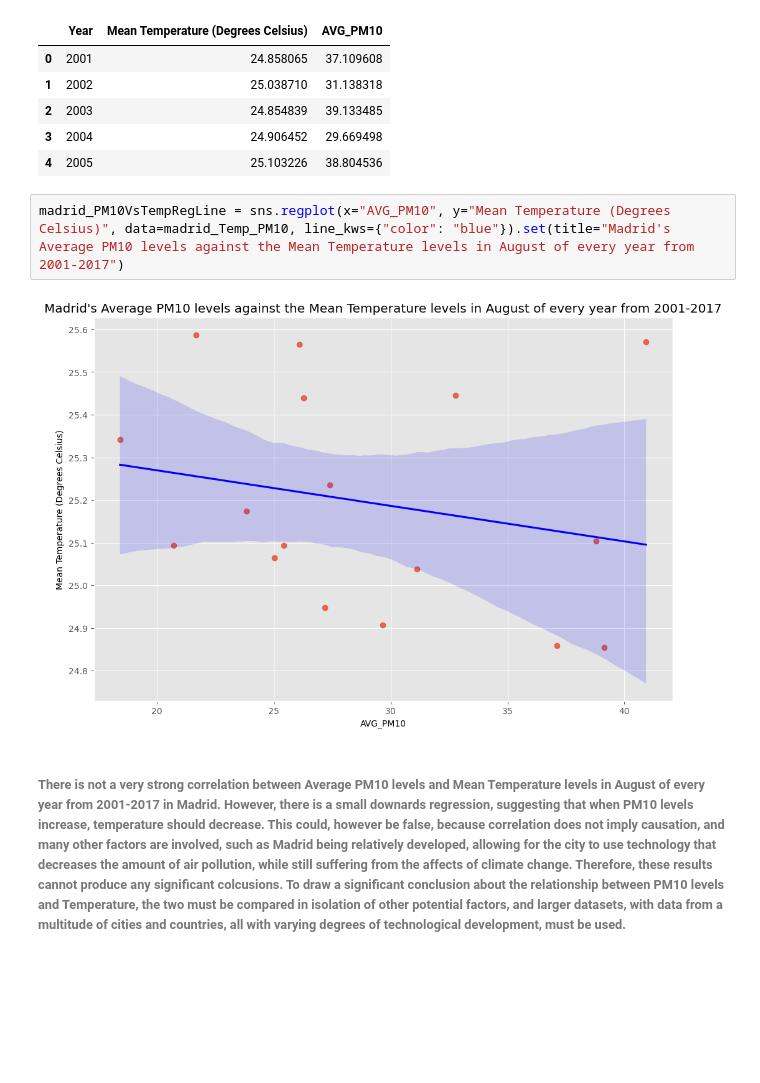
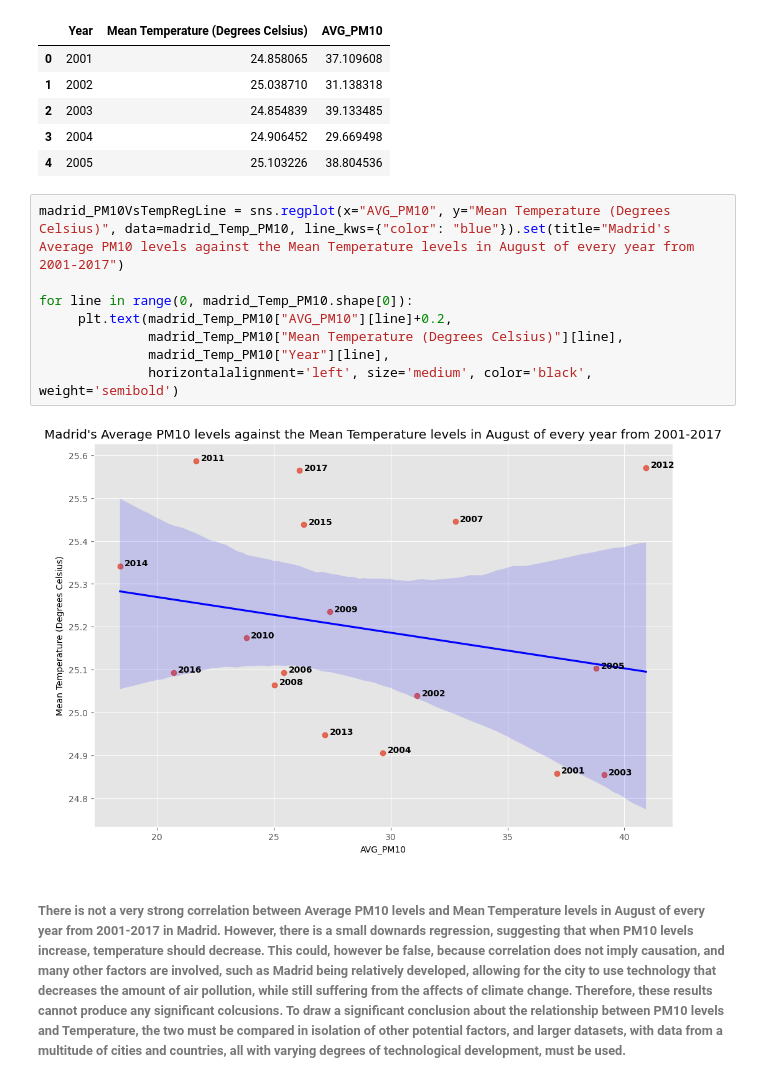
Before and after one commit to EirfatChoudhury/AQIVsTempContinued, a Jupyter notebook: data-analysis/AQIvsTemp.ipynb, the cells around one changed output. Saved outputs shown, nothing was run; the diff lists cells and outputs as text; blank space fills up the shorter version.

Commit message:
Labelled plot points on the PM10 Vs Temp graph

```diff
--- a/data-analysis/AQIvsTemp.ipynb
+++ b/data-analysis/AQIvsTemp.ipynb
@@ -93,7 +93,13 @@ madrid_Temp_PM10.head()
 | 4 | 2005 | 25.103226 | 38.804536 |
 # %%
 madrid_PM10VsTempRegLine = sns.regplot(x="AVG_PM10", y="Mean Temperature (Degrees Celsius)", data=madrid_Temp_PM10, line_kws={"color": "blue"}).set(title="Madrid's Average PM10 levels against the Mean Temperature levels in August of every year from 2001-2017")
+
+for line in range(0, madrid_Temp_PM10.shape[0]):
+     plt.text(madrid_Temp_PM10["AVG_PM10"][line]+0.2,
+              madrid_Temp_PM10["Mean Temperature (Degrees Celsius)"][line],
+              madrid_Temp_PM10["Year"][line],
+              horizontalalignment='left', size='medium', color='black', weight='semibold')
 # %% [output]
-[figure, old version]
+[figure, new version]
 # %% [markdown]
 ###### There is not a very strong correlation between Average PM10 levels and Mean Temperature levels in August of every year from 2001-2017 in Madrid. However, there is a small downards regression, suggesting that when PM10 levels increase, temperature should decrease. This could, however be false, because correlation does not imply causation, and many other factors are involved, such as Madrid being relatively developed, allowing for the city to use technology that decreases the amount of air pollution, while still suffering from the affects of climate change. Therefore, these results cannot produce any significant colcusions. To draw a significant conclusion about the relationship between PM10 levels and Temperature, the two must be compared in isolation of other potential factors, and larger datasets, with data from a multitude of cities and countries, all with varying degrees of technological development, must be used.
```
